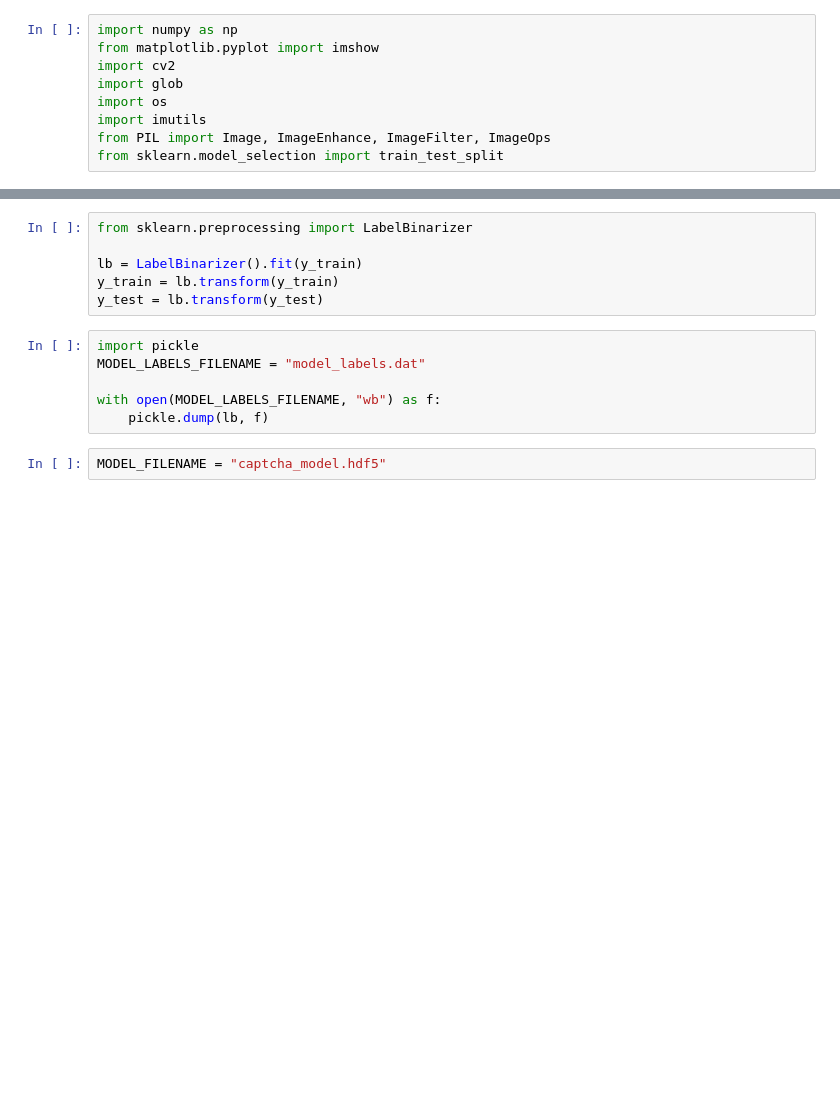
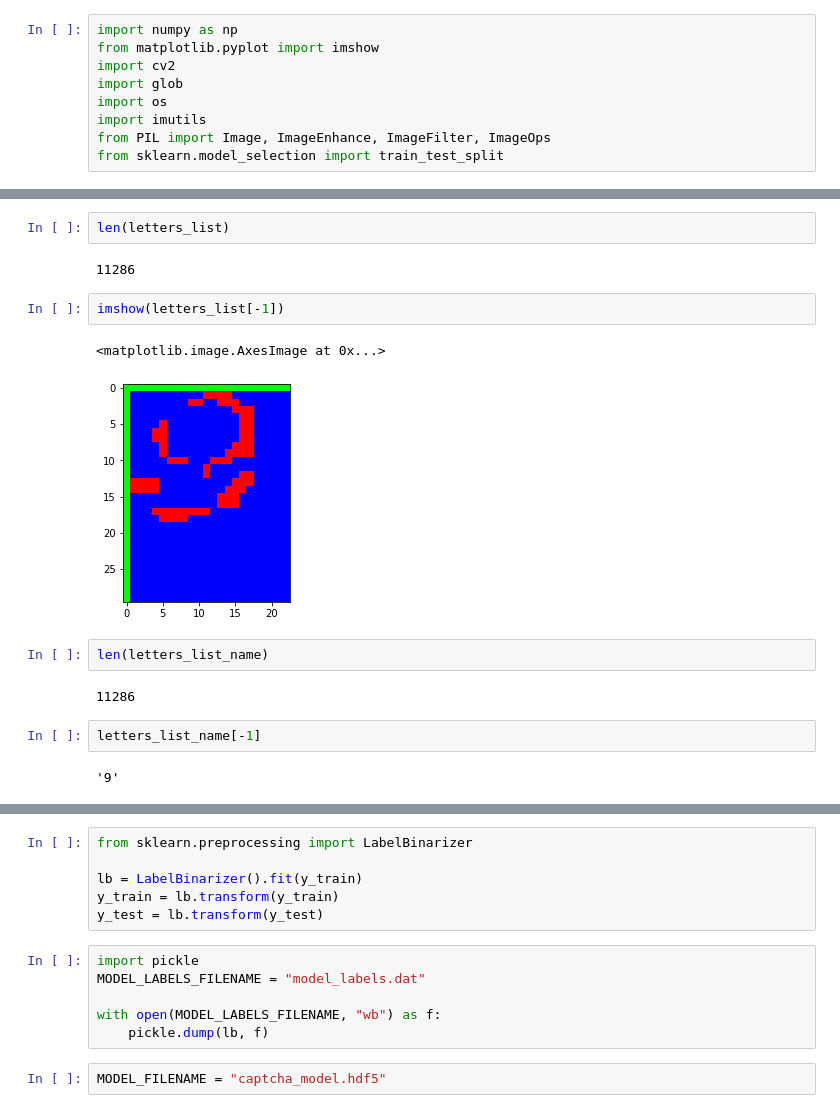
Before and after one commit to deeplearningunb/Captcha-resolver, a Jupyter notebook: src/Captcha.ipynb, the cells around one changed output, grey strips where cells are left out. Saved outputs shown, nothing was run; the diff lists cells and outputs as text; blank space fills up the shorter version.

```diff
--- a/src/Captcha.ipynb
+++ b/src/Captcha.ipynb
@@ -289 +318,18 @@ print(letters_list)
+# %%
+len(letters_list)
+# %% [output]
+11286
+# %%
+imshow(letters_list[-1])
+# %% [output]
+<matplotlib.image.AxesImage at 0x...>
+[figure, added]
+# %%
+len(letters_list_name)
+# %% [output]
+11286
+# %%
+letters_list_name[-1]
+# %% [output]
+'9'
 # %%
```
Also changed, not shown: parts of 20 cells of this notebook, 3 other files.
